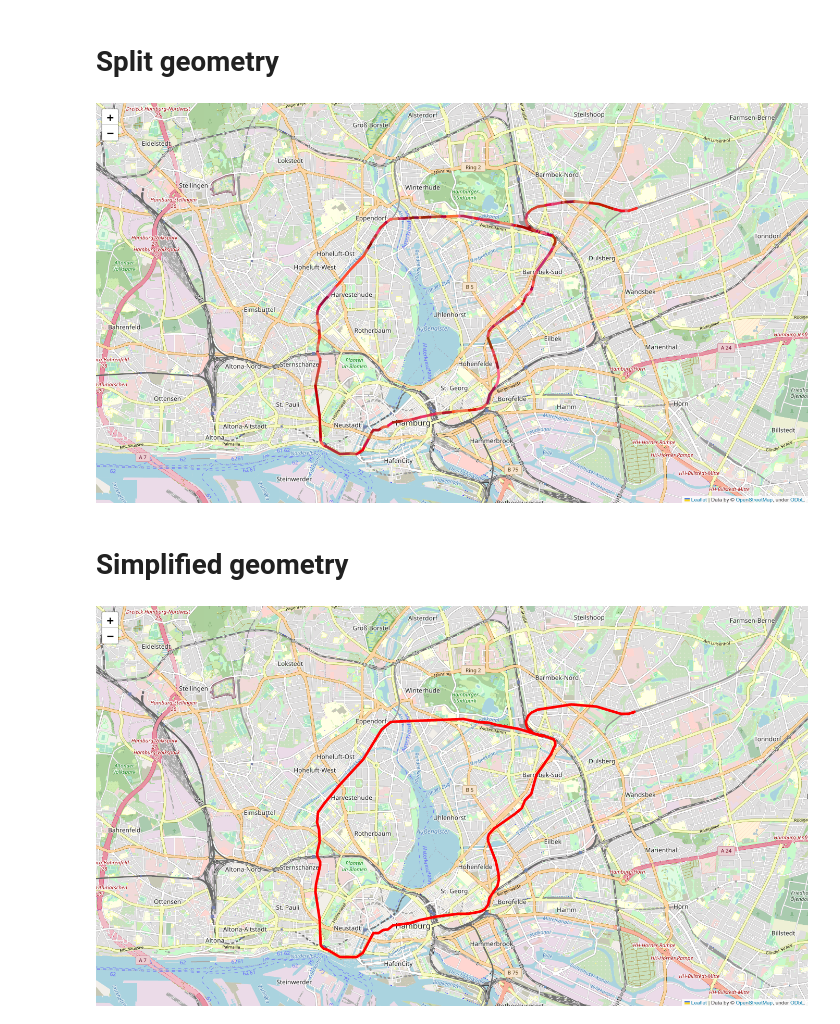
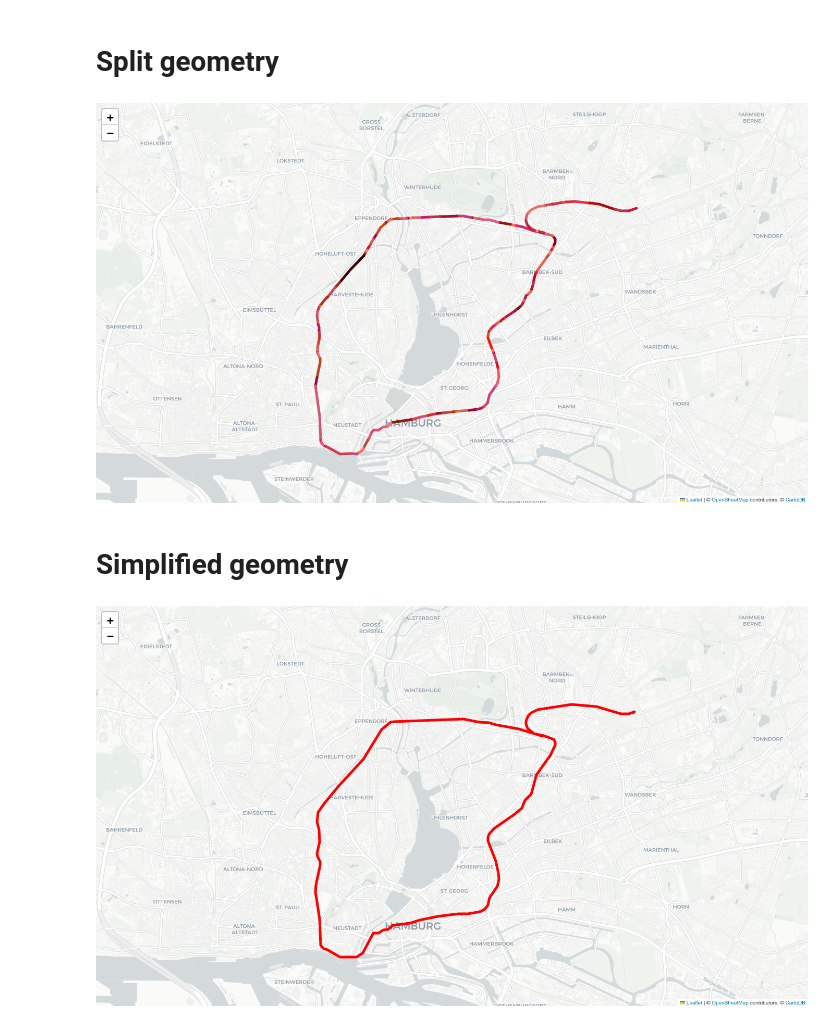
Before and after one commit to timwie/aio-overpass, a Jupyter notebook: examples/pt_ordered_hamburg_u3.ipynb, the cells around one changed output. Cells and saved outputs as stored; diff of their text form; code cells hidden in the pictures.

```diff
--- a/examples/pt_ordered_hamburg_u3.ipynb
+++ b/examples/pt_ordered_hamburg_u3.ipynb
@@ -37,10 +37,14 @@ from shapely.geometry import GeometryCollection
 centroid = GeometryCollection([way.geometry for way in route.ways]).centroid
 
 m1 = folium.Map(
+    tiles="http://{s}.basemaps.cartocdn.com/light_all/{z}/{x}/{y}.png",
+    attr='&copy; <a href="http://www.openstreetmap.org/copyright">OpenStreetMap</a> contributors, &copy; <a href="http://cartodb.com/attributions">CartoDB</a>',
     location=centroid.coords[0],
     zoom_start=zoom,
 )
 m2 = folium.Map(
+    tiles="http://{s}.basemaps.cartocdn.com/light_all/{z}/{x}/{y}.png",
+    attr='&copy; <a href="http://www.openstreetmap.org/copyright">OpenStreetMap</a> contributors, &copy; <a href="http://cartodb.com/attributions">CartoDB</a>',
     location=centroid.coords[0],
     zoom_start=zoom,
 )
@@ -55,33 +59,33 @@ for way, color in zip(route.ways, colors):
     line = PolyLine(
         locations=way.geometry.coords,
         allow_intersection=True,
         color=color,
         weight=5,
     )
     line.add_to(m1)
 
 line = PolyLine(
     locations=view.path.coords,
     allow_intersection=True,
     color="red",
     weight=5,
 )
 line.add_to(m2)
 
 if interactive:
     IPython.display.display(IPython.display.HTML('<h1>Split geometry</h1>'))
     IPython.display.display(m1)
     IPython.display.display(IPython.display.HTML('<h1>Simplified geometry</h1>'))
     IPython.display.display(m2)
 else:
     image1 = IPython.display.Image(data=m1._to_png(), format='png', embed=True)
     image2 = IPython.display.Image(data=m2._to_png(), format='png', embed=True)
     IPython.display.display(IPython.display.HTML('<h1>Split geometry</h1>'))
     IPython.display.display(image1)
     IPython.display.display(IPython.display.HTML('<h1>Simplified geometry</h1>'))
     IPython.display.display(image2)
 # %% [output]
 Split geometry
-[figure, old version]
+[figure, new version]
 Simplified geometry
-[figure, old version]
+[figure, new version]
```
Also changed, not shown: parts of 2 cells of this notebook, 1 other file.
